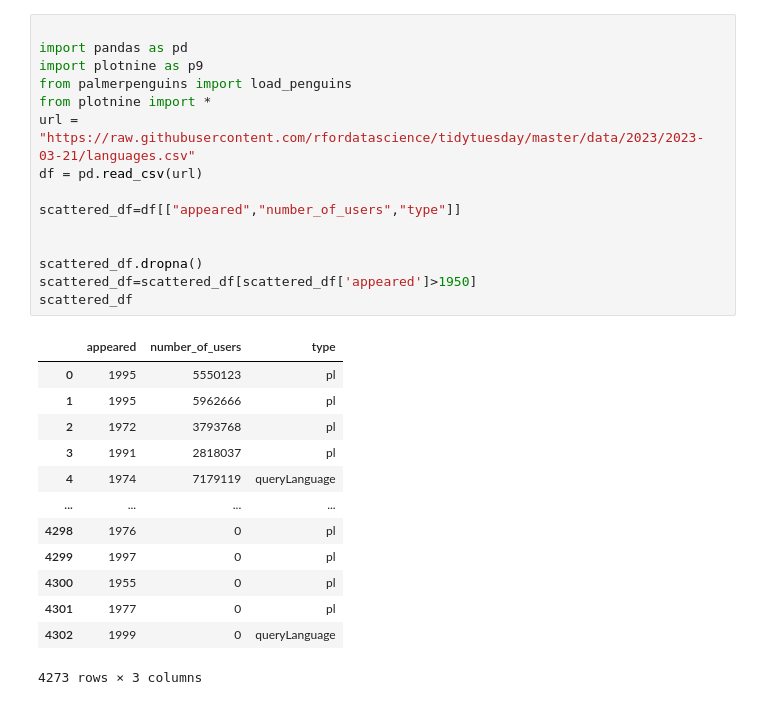
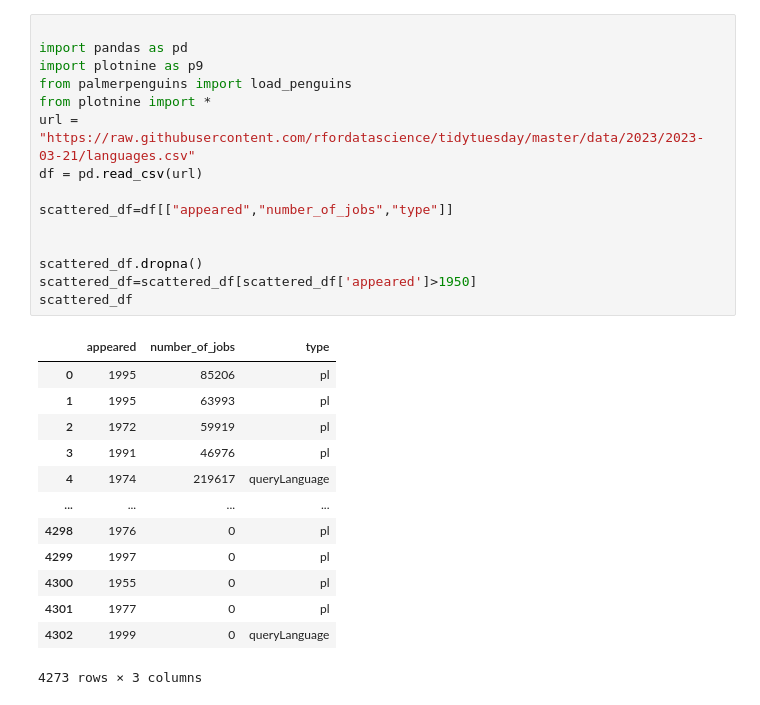
Before and after one commit to madhumsc/TidyTuesday, a Jupyter notebook: 11.ipynb, the cells around one changed output. Saved outputs shown, nothing was run; the diff lists cells and outputs as text.

```diff
--- a/11.ipynb
+++ b/11.ipynb
@@ -1,25 +1,25 @@
 # %%
 
 import pandas as pd
 import plotnine as p9
 from palmerpenguins import load_penguins
 from plotnine import *
 url = "https://raw.githubusercontent.com/rfordatascience/tidytuesday/master/data/2023/2023-03-21/languages.csv"
 df = pd.read_csv(url)
 
-scattered_df=df[["appeared","number_of_users","type"]]
+scattered_df=df[["appeared","number_of_jobs","type"]]
 
 
 scattered_df.dropna()
 scattered_df=scattered_df[scattered_df['appeared']>1950]
 scattered_df
 # %% [output]
-|  | appeared | number_of_users | type |
-| 0 | 1995 | 5550123 | pl |
-| 1 | 1995 | 5962666 | pl |
-| 2 | 1972 | 3793768 | pl |
-| 3 | 1991 | 2818037 | pl |
-| 4 | 1974 | 7179119 | queryLanguage |
+|  | appeared | number_of_jobs | type |
+| 0 | 1995 | 85206 | pl |
+| 1 | 1995 | 63993 | pl |
+| 2 | 1972 | 59919 | pl |
+| 3 | 1991 | 46976 | pl |
+| 4 | 1974 | 219617 | queryLanguage |
 | ... | ... | ... | ... |
 | 4298 | 1976 | 0 | pl |
 | 4299 | 1997 | 0 | pl |
```
Also changed, not shown: parts of 8 cells of this notebook, 3 other files.
